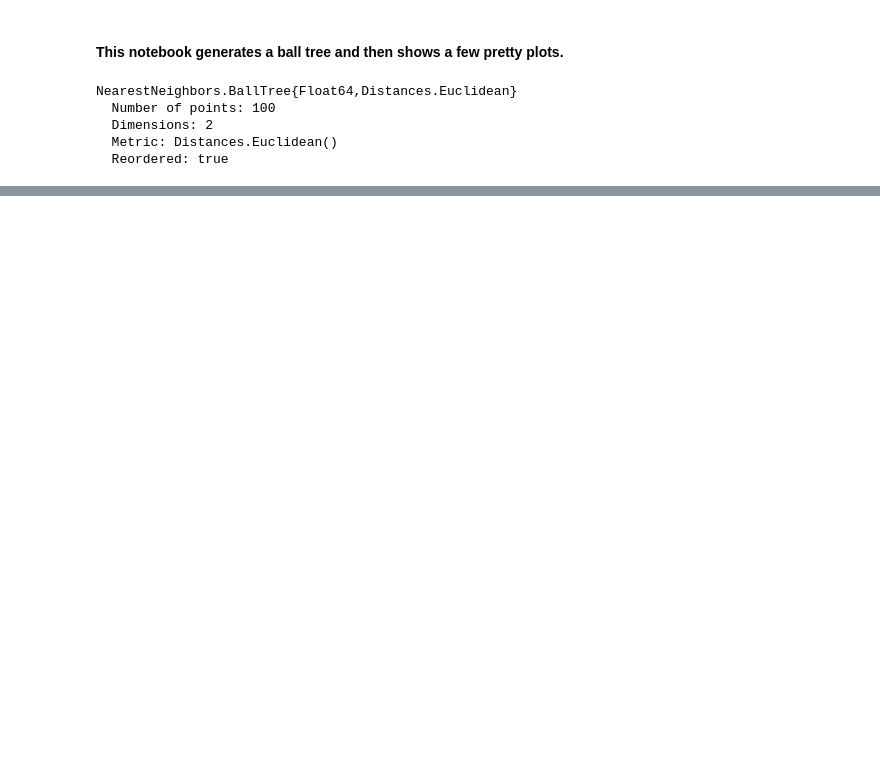
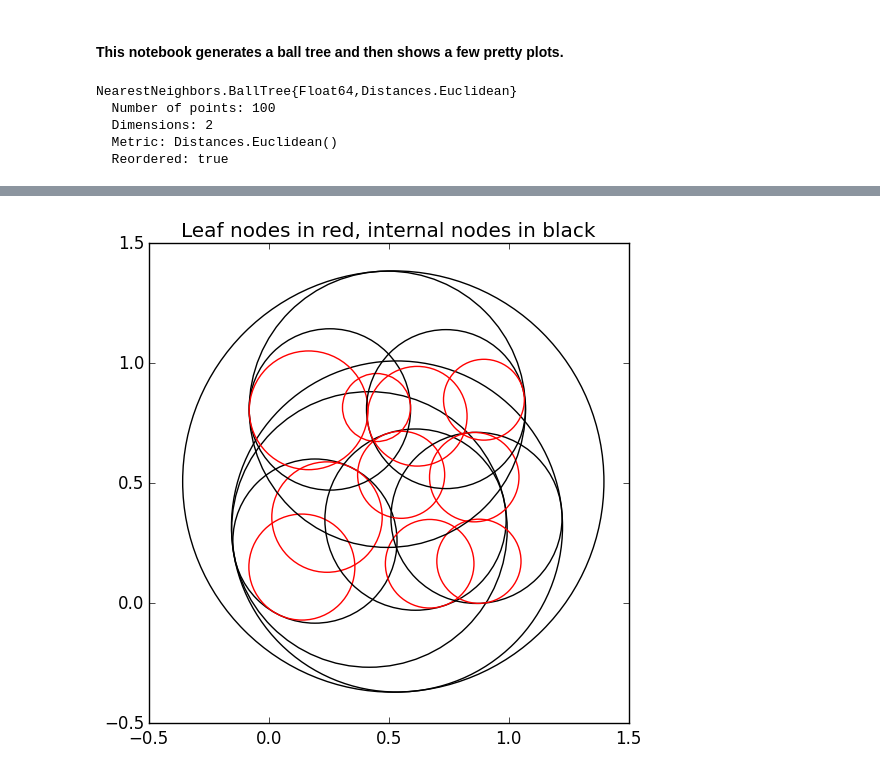
Before and after one commit to KristofferC/NearestNeighbors.jl, a Jupyter notebook: examples/balltree_illustration.ipynb, the cells around one changed output, grey strips where cells are left out. Cells and saved outputs as stored; diff of their text form; code cells hidden in the pictures; blank space fills up the shorter version.

```diff
--- a/examples/balltree_illustration.ipynb
+++ b/examples/balltree_illustration.ipynb
@@ -79,0 +83,30 @@ end
+# %%
+import NearestNeighbors: isleaf, getleft, getright
+
+# Two different colors for internal and leaf nodes
+col_leaf = RGB(1.0,0.0,0.0)
+col_internal = RGB(0.0,0.0,0.0)
+
+# Create figure
+cfig = figure()
+ax = cfig[:add_subplot](1,1,1)
+ax[:set_aspect]("equal")
+axis((-.5,1.5,-.5,1.5))
+
+function plot_tree(index, lvl)
+    leaf = isleaf(tree.tree_data.n_internal_nodes, index)
+    col = leaf ? col_leaf : col_internal
+    sphere = tree.hyper_spheres[index]
+    add_sphere(ax, sphere, (col.r, col.g, col.b))
+
+    # Recursively call the tree plotter on the sub trees
+    if !leaf
+        plot_tree(getleft(index), lvl+1)
+        plot_tree(getright(index), lvl+1)
+    end
+end
+
+plot_tree(1, 1)
+title("Leaf nodes in red, internal nodes in black");
+# %% [output]
+[figure, added]
```
Also changed, not shown: parts of 2 cells of this notebook.
